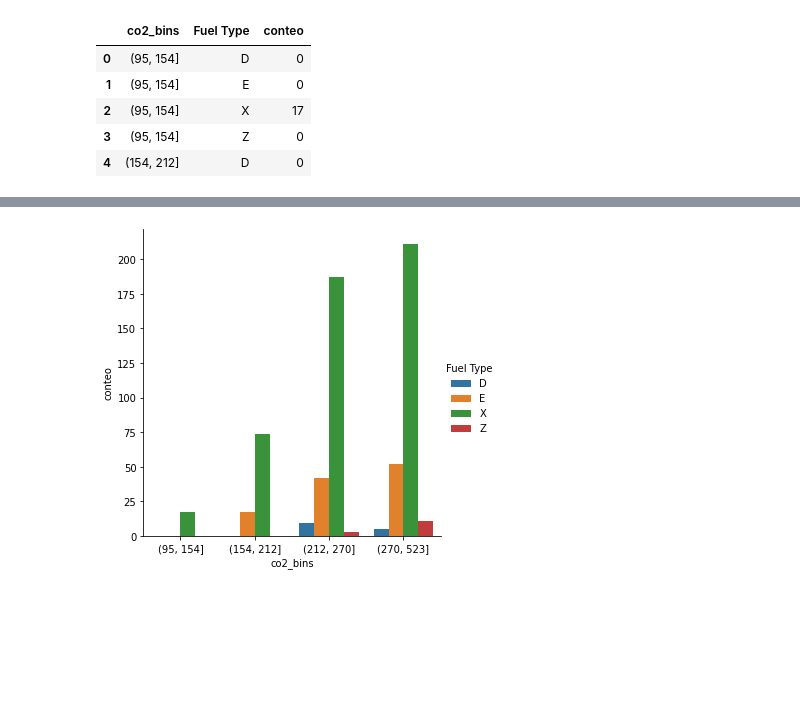
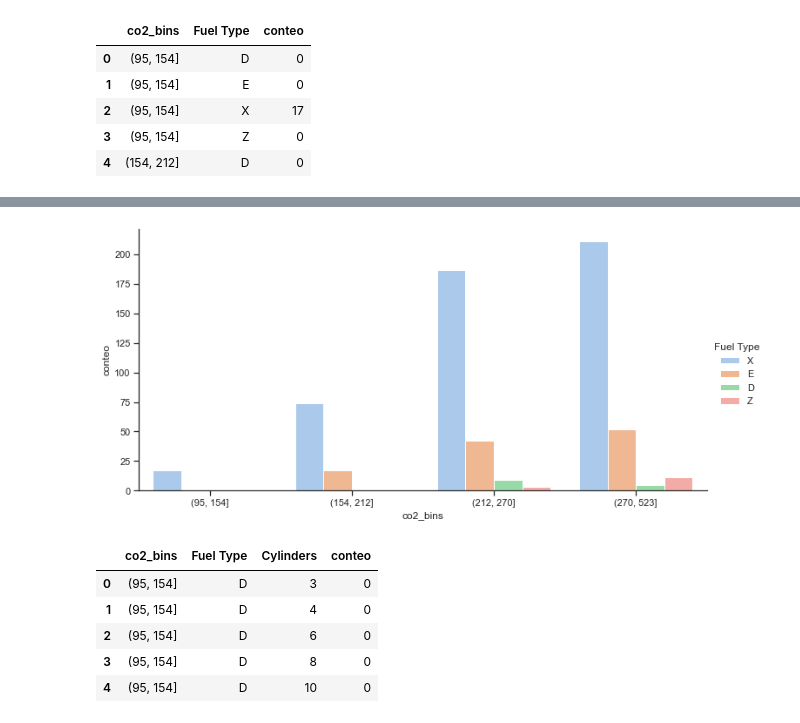
Before and after one commit to danielgqj/PythonAnalytics, a Jupyter notebook: SRC/ejemplo1.ipynb, the cells around one changed output, grey strips where cells are left out. Saved outputs shown, nothing was run; the diff lists cells and outputs as text; code cells hidden in the pictures; blank space fills up the shorter version.

```diff
--- a/SRC/ejemplo1.ipynb
+++ b/SRC/ejemplo1.ipynb
@@ -270,3 +273,6 @@ ford_co2_x_fuel.head()
 | 2 | (95, 154] | X | 17 |
 | 3 | (95, 154] | Z | 0 |
 | 4 | (154, 212] | D | 0 |
+# %%
+ford_co2_x_fuel_sina = ford_co2_x_fuel[ford_co2_x_fuel.conteo != 0]
+ford_co2_x_fuel_sina
@@ -273,9 +292,23 @@ ford_co2_x_fuel.head()
 # %%
+sns.set_theme(style="ticks", palette="pastel")
 g1 = sns.catplot(
-    data=ford_co2_x_fuel, kind="bar",
-    x="co2_bins", y="conteo", hue="Fuel Type",
+    data=ford_co2_x_fuel_sina, kind="bar",
+    x="co2_bins", y="conteo", hue="Fuel Type", aspect=2
 )
 g.set_xticklabels(rotation=90)
 plt.show()
 # %% [output]
-[figure, old version]
+[figure, new version]
+# %%
+ford_co2_x_fuel_x_cylinders = (extraer_ford[['co2_bins', 'Fuel Type', 'Cylinders']].dropna() # Seleccion de columna y elimino NaNs
+                      .groupby(['co2_bins', 'Fuel Type', 'Cylinders']).size() # Agrupo y cuento las obs. por intervalo de edad y sexo
+                      .reset_index() # Convierte a df
+                      .rename({0: 'conteo'}, axis=1)) # Cambia el nombre de "0" a "conteo"
+ford_co2_x_fuel_x_cylinders.head()
+# %% [output]
+|  | co2_bins | Fuel Type | Cylinders | conteo |
+| 0 | (95, 154] | D | 3 | 0 |
+| 1 | (95, 154] | D | 4 | 0 |
+| 2 | (95, 154] | D | 6 | 0 |
+| 3 | (95, 154] | D | 8 | 0 |
+| 4 | (95, 154] | D | 10 | 0 |
```
Also changed, not shown: parts of 10 cells of this notebook.
